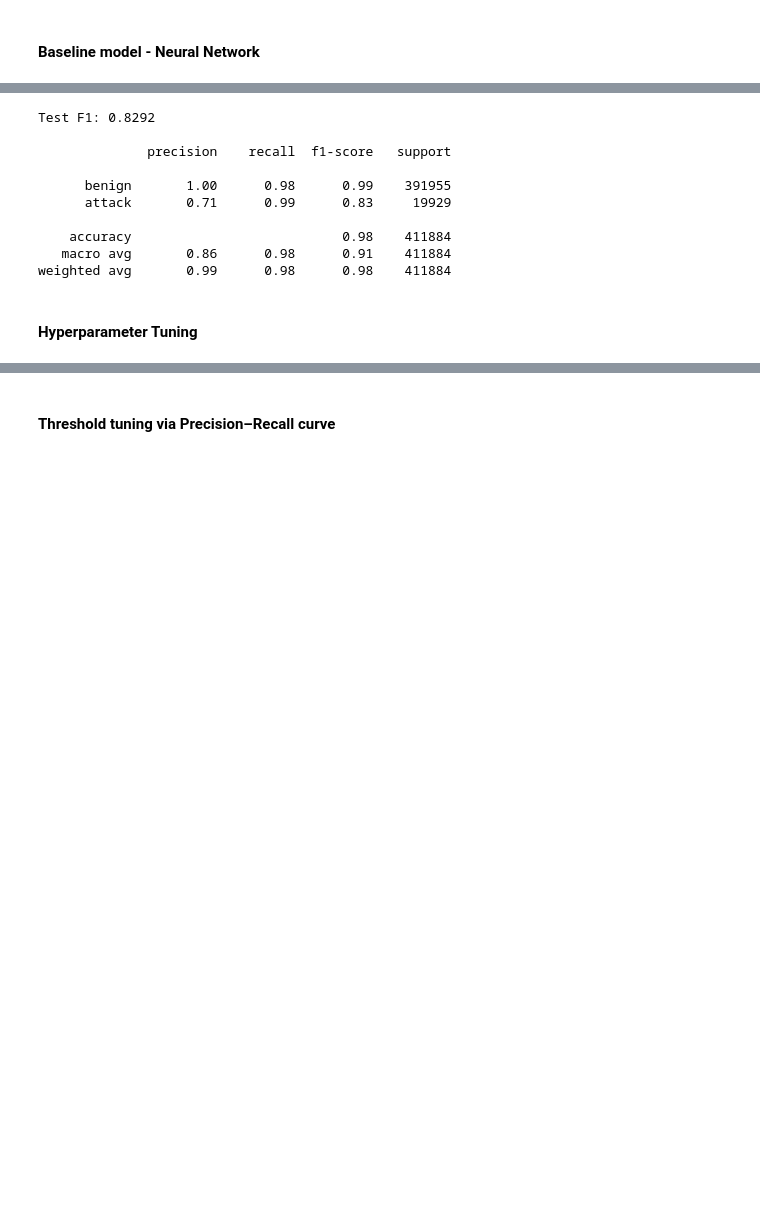
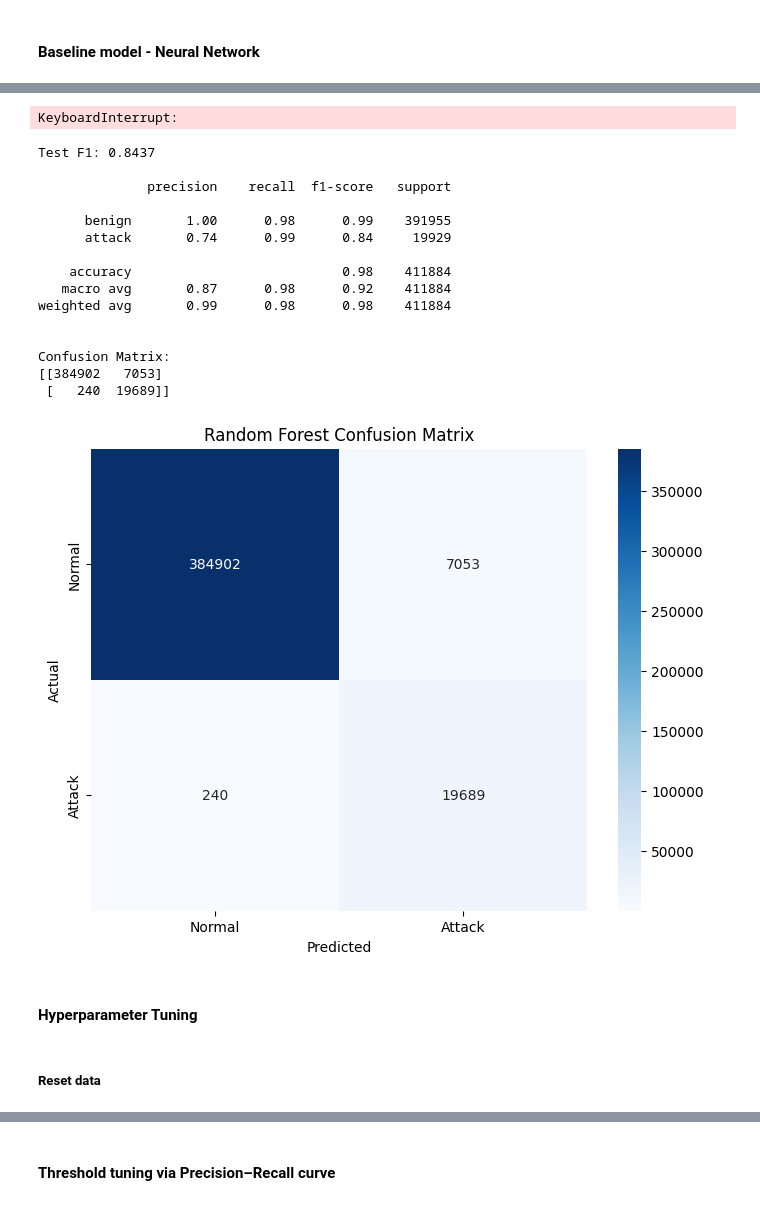
Before and after one commit to daweifeng/network-threat-detector, a Jupyter notebook: notebook.ipynb, the cells around one changed output, grey strips where cells are left out. Cells and saved outputs as stored; diff of their text form; code cells hidden in the pictures; blank space fills up the shorter version.

```diff
--- a/notebook.ipynb
+++ b/notebook.ipynb
@@ -608,0 +558,10 @@ Fold 5 F1 (attack): 0.8854
+# %%
+from sklearn.ensemble import RandomForestClassifier
+
+rf = RandomForestClassifier(
+    n_estimators=100,
+    class_weight='balanced',
+    random_state=42,
+    n_jobs=-1
+)
+rf.fit(X_train, y_train)
@@ -661,7 +622,7 @@ def make_loader(X_np, y_np, batch_size=256, shuffle=False):
     ds  = TensorDataset(X_t, y_t)
     return DataLoader(ds, batch_size=batch_size, shuffle=shuffle)
 
-# train_loader = make_loader(X_train, y_train.values, shuffle=True)
+train_loader = make_loader(X_train, y_train.values, shuffle=True)
 test_loader  = make_loader(X_test,  y_test.values)
 # %% [markdown]
 #### Baseline model - Neural Network
@@ -766,31 +648,73 @@ Cross-val F1: 0.8845 ± 0.0015
+# %%
+
+# Instantiate fresh model & optimizer for this fold
+model     = BaselineNN(input_dim=X_train.shape[1]).to(device)
+criterion = nn.CrossEntropyLoss()
+optimizer = torch.optim.Adam(model.parameters(), lr=1e-3)
+
+# ── 4. Train for a few epochs ──────────────────────────────────────────────
+epochs = 10
+for epoch in range(1, epochs+1):
+    model.train()
+    for xb, yb in train_loader:
+        xb, yb = xb.to(device), yb.to(device)
+        logits = model(xb)
+        loss   = criterion(logits, yb)
+        optimizer.zero_grad()
+        loss.backward()
+        optimizer.step()
+# %% [output]
+KeyboardInterrupt:
 # %%
 from sklearn.metrics import classification_report
 
 
 model.eval()
 all_preds, all_labels = [], []
 with torch.no_grad():
     for xb, yb in test_loader:
         xb = xb.to(device)
         preds = model(xb).argmax(dim=1).cpu().numpy()
         all_preds.append(preds)
         all_labels.append(yb.numpy())
 
 y_pred = np.concatenate(all_preds)
 y_true = np.concatenate(all_labels)
 test_f1 = f1_score(y_true, y_pred, pos_label=1)
 print(f"\nTest F1: {test_f1:.4f}\n")
 print(classification_report(y_true, y_pred, target_names=["benign","attack"]))
+
+print("\nConfusion Matrix:")
+cm = confusion_matrix(y_true, y_pred)
+print(cm)
+
+# Visualize confusion matrix
+plt.figure(figsize=(8, 6))
+sns.heatmap(cm, annot=True, fmt='d', cmap='Blues',
+            xticklabels=['Normal', 'Attack'],
+            yticklabels=['Normal', 'Attack'])
+plt.xlabel('Predicted')
+plt.ylabel('Actual')
+plt.title('Random Forest Confusion Matrix')
+plt.show()
 # %% [output]
-Test F1: 0.8292
+Test F1: 0.8437
 
               precision    recall  f1-score   support
 
       benign       1.00      0.98      0.99    391955
-      attack       0.71      0.99      0.83     19929
+      attack       0.74      0.99      0.84     19929
 
     accuracy                           0.98    411884
-   macro avg       0.86      0.98      0.91    411884
+   macro avg       0.87      0.98      0.92    411884
 weighted avg       0.99      0.98      0.98    411884
+
+
+Confusion Matrix:
+[[384902   7053]
+ [   240  19689]]
+[figure, added]
 # %% [markdown]
 #### Hyperparameter Tuning
+# %% [markdown]
+##### Reset data
```
Also changed, not shown: parts of 15 cells of this notebook, 2 other files.
